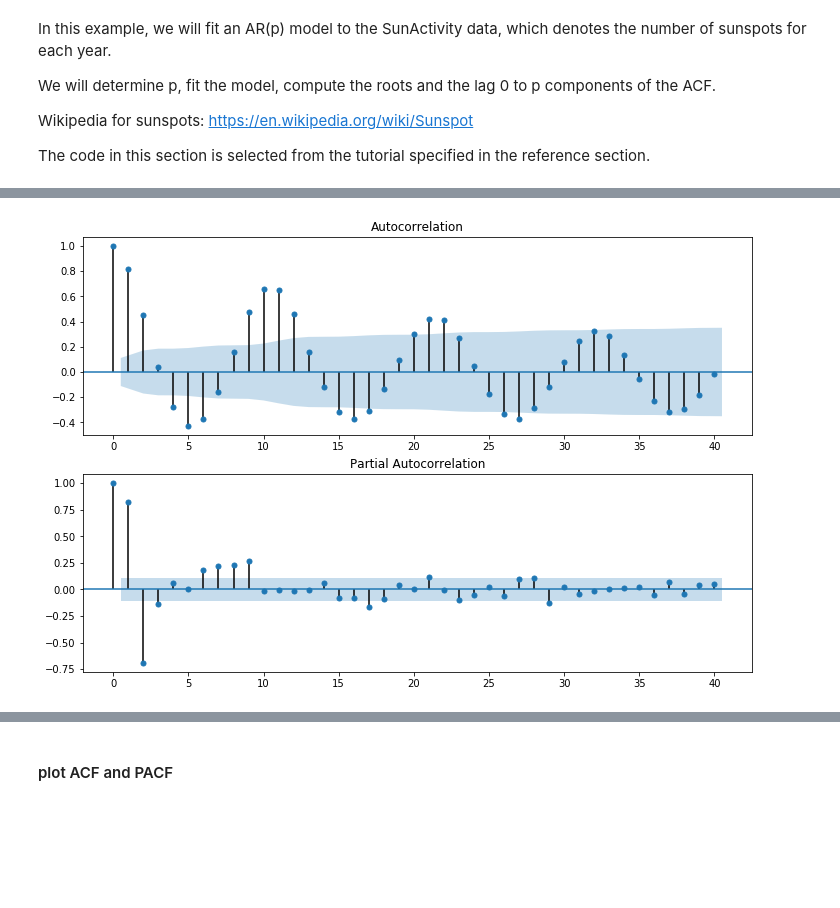
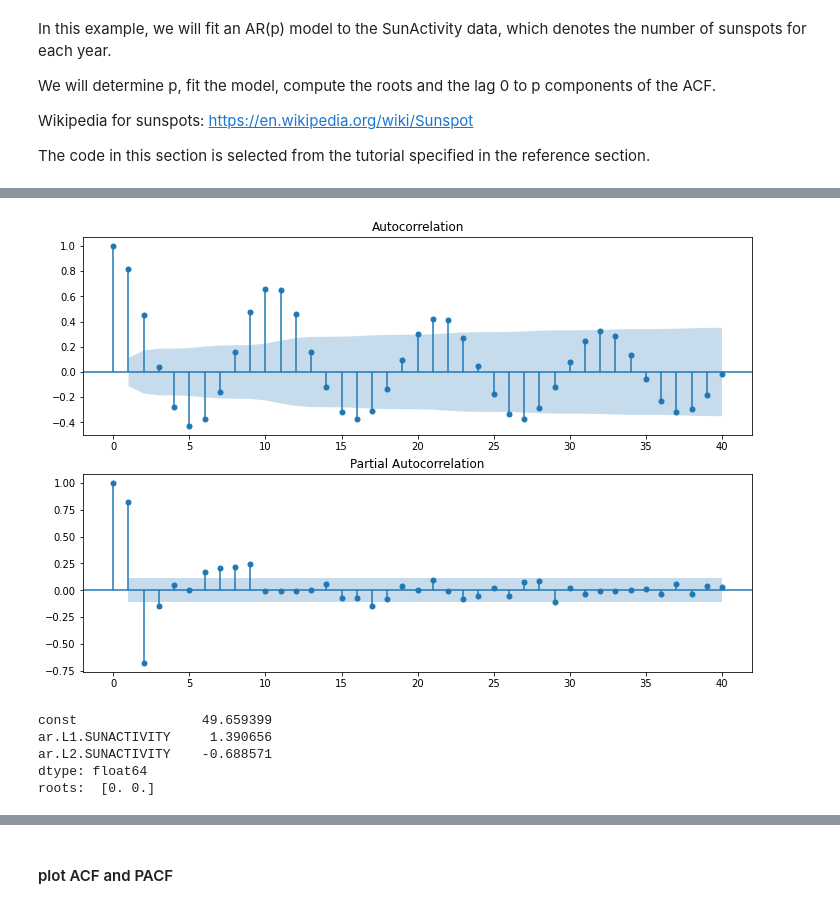
Before and after one commit to tommyazz/pTSAfall2021, a Jupyter notebook: labs/lab2/lab2.ipynb, the cells around one changed output, grey strips where cells are left out. Cells and saved outputs as stored; diff of their text form; code cells hidden in the pictures; blank space fills up the shorter version.

```diff
--- a/labs/lab2/lab2.ipynb
+++ b/labs/lab2/lab2.ipynb
@@ -37,8 +37,9 @@ Wikipedia for sunspots: https://en.wikipedia.org/wiki/Sunspot
 The code in this section is selected from the tutorial specified in the reference section.
 # %%
 dta = sm.datasets.sunspots.load_pandas().data
-dta.index = pd.Index(sm.tsa.datetools.dates_from_range('1700', '2008'))
+dta.index = pd.Index(pd.date_range('1700', '2009', freq="A-DEC"))
 del dta["YEAR"]
 dta.plot(figsize=(12,8))
+plt.grid()
 plt.show()
 # %% [output]
@@ -46,17 +64,19 @@ plt.show()
 # %%
 fig = plt.figure(figsize=(12,8))
 ax1 = fig.add_subplot(211)
 fig = sm.graphics.tsa.plot_acf(dta.values.squeeze(), lags=40, ax=ax1)
 ax2 = fig.add_subplot(212)
-fig = sm.graphics.tsa.plot_pacf(dta, lags=40, ax=ax2)
+fig = sm.graphics.tsa.plot_pacf(dta, lags=40, ax=ax2, method='ywm')
 plt.show()
 # %% [output]
-[figure, old version]
+[figure, new version]
 # %%
 # TODO: chose p appropriately
 p = 2
 
-arma_mod = sm.tsa.ARMA(dta, (p,0)).fit(disp=False)
+arma_mod = sm.tsa.ARIMA(dta, order=(p, 0, 0)).fit()
+arma_mod = statsmodels.tsa.api.ARIMA(dta, order=(p, 0, 0)).fit()
+
 print(arma_mod.params)
 
 # TODO: predict ACF of model at lag 0, 1, ..., p
@@ -66,6 +86,12 @@ rho = np.zeros(p+1)
 roots = np.zeros(2)
 
 print('roots: ', roots)
+# %% [output]
+const                49.659399
+ar.L1.SUNACTIVITY     1.390656
+ar.L2.SUNACTIVITY    -0.688571
+dtype: float64
+roots:  [0. 0.]
 # %%
 #prediction
 predict_sunspots = arma_mod.predict('1990', '2012', dynamic=True)
```
Also changed, not shown: parts of 4 cells of this notebook, 21 other files.
